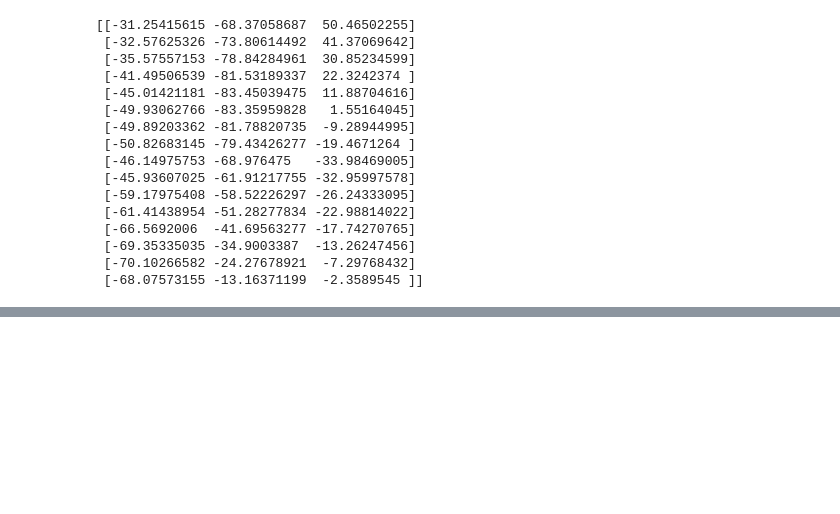
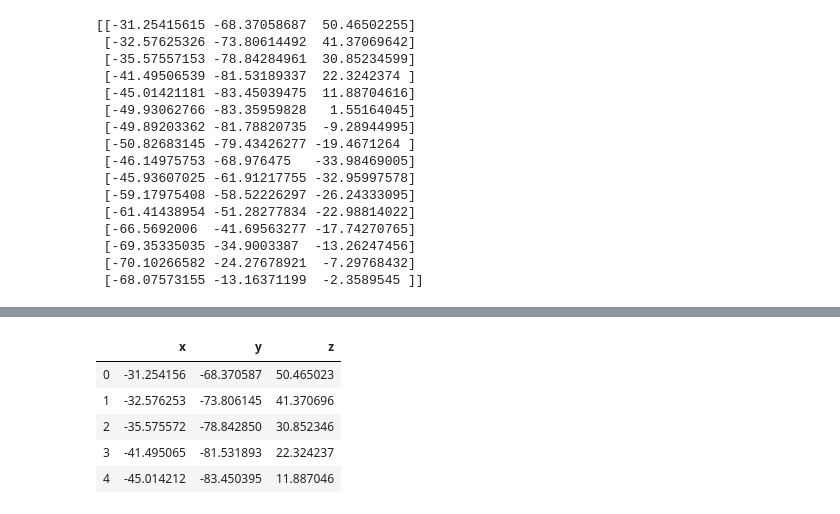
Before and after one commit to wspeier1/BE223A_2019, a Jupyter notebook: subject2_manual_SA/manual_subject2.ipynb, the cells around one changed output, grey strips where cells are left out. Cells and saved outputs as stored; diff of their text form; code cells hidden in the pictures; blank space fills up the shorter version.

Commit message:
reformatted output to a tsv file, one row per electrode

```diff
--- a/subject2_manual_SA/manual_subject2.ipynb
+++ b/subject2_manual_SA/manual_subject2.ipynb
@@ -263,0 +252,22 @@ pd.DataFrame.from_dict(
+# %%
+x = [vals[0] for vals in mapped_coords]
+y = [vals[1] for vals in mapped_coords]
+z = [vals[2] for vals in mapped_coords]
+
+results = pd.DataFrame.from_dict(
+    {
+        'x': x,
+        'y': y,
+        'z': z
+    }
+)
+results.to_csv('subject2_SA_electrodes.tsv', sep='\t')
+# %%
+results.head()
+# %% [output]
+|  | x | y | z |
+| 0 | -31.254156 | -68.370587 | 50.465023 |
+| 1 | -32.576253 | -73.806145 | 41.370696 |
+| 2 | -35.575572 | -78.842850 | 30.852346 |
+| 3 | -41.495065 | -81.531893 | 22.324237 |
+| 4 | -45.014212 | -83.450395 | 11.887046 |
```
Also changed, not shown: parts of 2 cells of this notebook, 1 other file.
